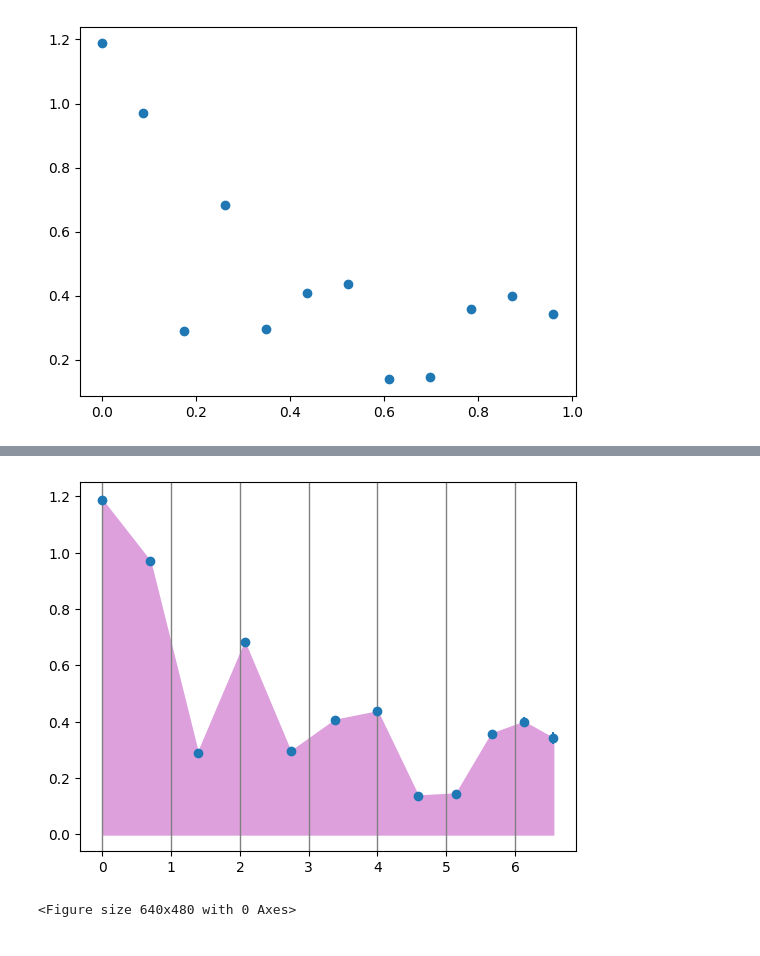
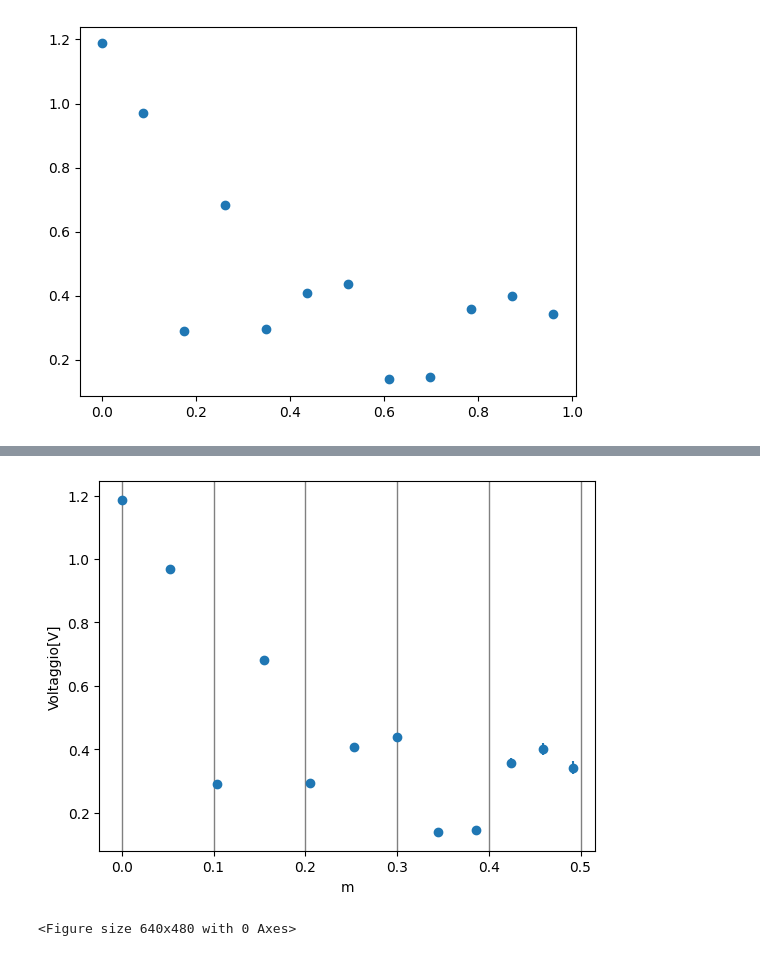
Before and after one commit to ABoldetti/Training, a Jupyter notebook: Labo2/Micronde.ipynb, the cells around one changed output, grey strips where cells are left out. Saved outputs shown, nothing was run; the diff lists cells and outputs as text; code cells hidden in the pictures.

```diff
--- a/Labo2/Micronde.ipynb
+++ b/Labo2/Micronde.ipynb
@@ -1983,16 +2193,20 @@ plt.scatter( x9*np.pi/180 , y9)
 # %%
 nax = { 'x':[x9[3] , x9[6] , x9[10]] , 'y':[y9[3] , y9[6] , y9[10]] , 'sy': [sy9[3] , sy9[6] , sy9[10]]}
 
-d = 0.030*8
+d = 0.12
 
 n3 = [ Bragg(nax['x'][i]*np.pi/180 , d , l) for i in range( 0 , 3)]
 
+d_err = []
+
+
+
+for i in range( len(nax['x'])):
+  d_err.append(propagazione_errore( ['t' , 'o'] , 'd/l*sin(t)' , [nax['x'][i] , 0] , [[nax['sy'][i] , 0] , [0 , 1]], ['d' , 'l'] , [d , 0.03] ,  Display = False ))
 print( n3 )
 arr3 = [ [fun(i) , abs(fun(i)-i)] for i in n3]
 print( arr3 )
 
-plt.grid(visible= True , axis = 'y' , linewidth = 1)
-plt.errorbar( [1 , 2 , 3] , [fun(i) for i in n3] , [abs(fun(i)-i)  for i in n3] , fmt = 'o', color = 'red')
-plt.scatter( [1 , 2 , 3] , n3)
-plt.show()
+d_err[-1]/=5
+print( d_err)
 # %% [output]
@@ -2002,18 +2260,18 @@ plt.show()
 # %%
 #@title graph
 epsilon3 = 0.3
-d = 0.030*8
 x91 = Bragg(x9*np.pi/180 , d , l)
 
 
-
-plt.fill_between( x91 , y9 , color = 'plum')
-plt.errorbar( x91 , y9 , sy9 , fmt = 'o')
+plt.xlabel( 'm')
+plt.ylabel( 'Voltaggio[V]')
+#plt.fill_between( x91 , y9 , color = 'plum')
+plt.errorbar( x91 , y9 , sy9 , fmt = 'o',  )
 plt.grid(visible= True , axis = 'x' , linewidth = 1 , color = 'grey')
 
-plt.show()
+plt.savefig('bragg_graph.pdf')
 # %% [output]
-[figure, old version]
+[figure, new version]
 # %%
 #@title data dist
 
```
Also changed, not shown: parts of 24 cells of this notebook.
